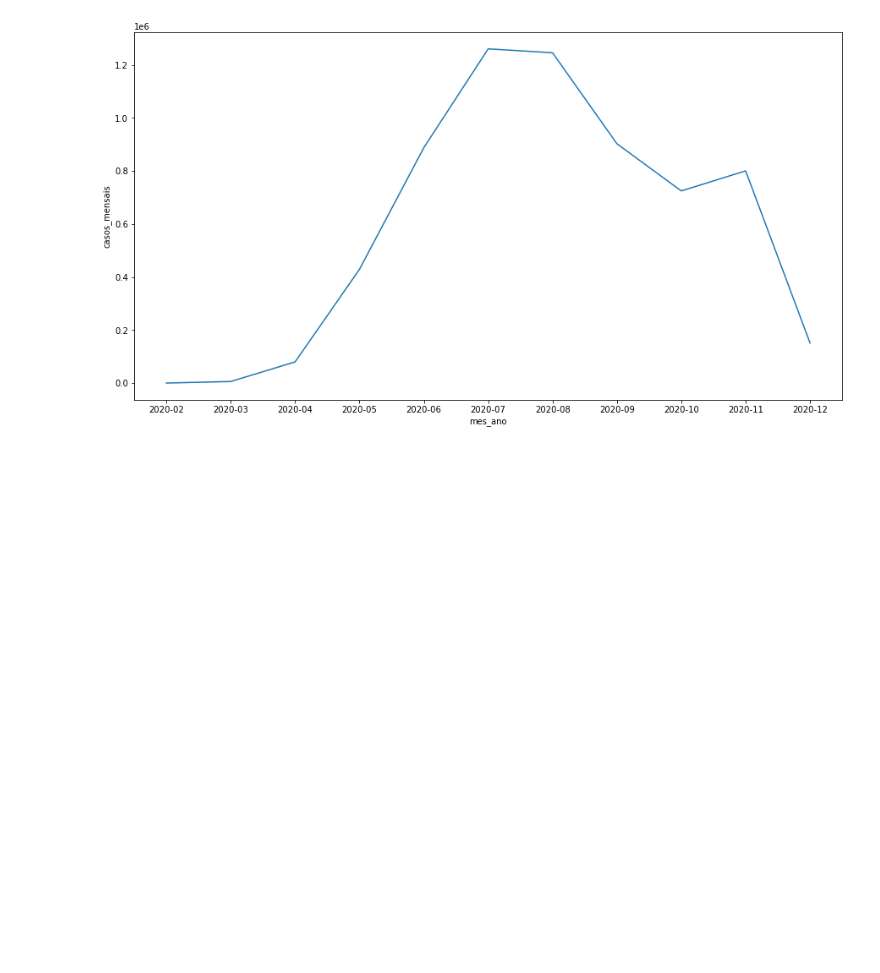
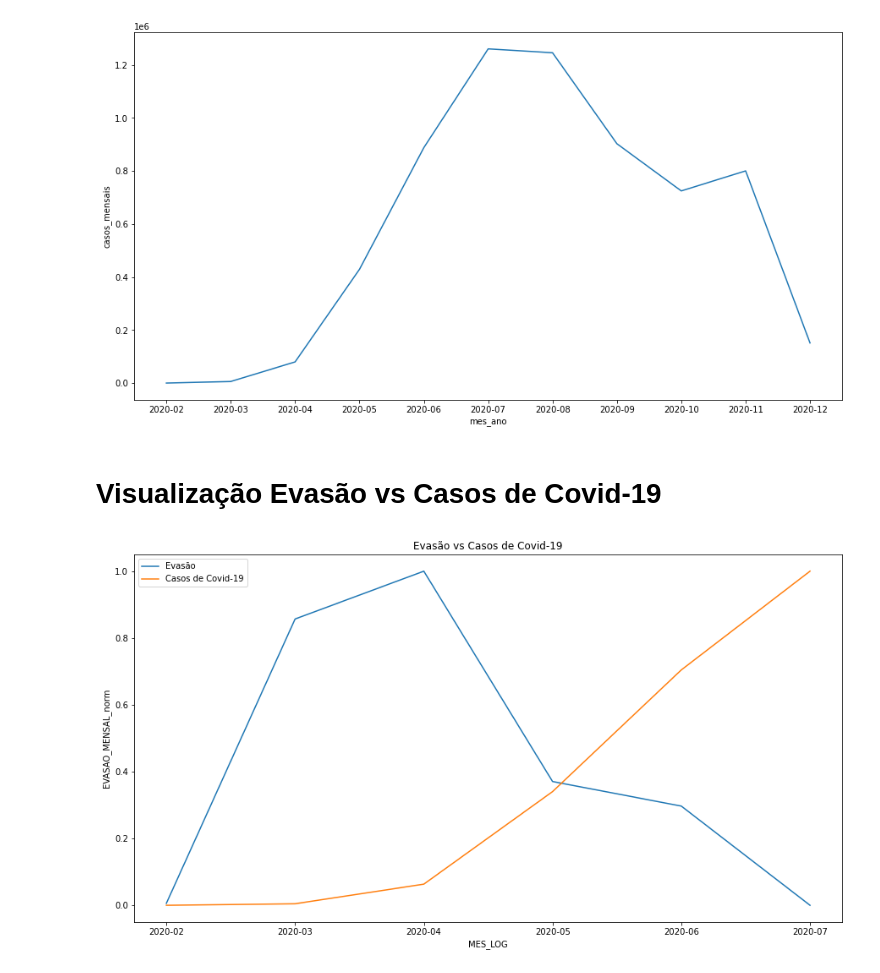
Before and after one commit to BrunoASNascimento/teste_kroton_covid_ds, a Jupyter notebook: kroton_covid_analysis.ipynb, the cells around one changed output. Cells and saved outputs as stored; diff of their text form; code cells hidden in the pictures; blank space fills up the shorter version.

```diff
--- a/kroton_covid_analysis.ipynb
+++ b/kroton_covid_analysis.ipynb
@@ -574,0 +603,17 @@ sns.lineplot(data=df_covid_cut_brasil_total_mensal, x="mes_ano", y="casos_mensai
+# %% [markdown]
+# Visualização Evasão vs Casos de Covid-19
+# %%
+# Filtrando dados
+df_evasao_mensal['EVASAO_MENSAL_norm'] = df_norm(df_evasao_mensal[['EVASAO_MENSAL']])
+df_covid_cut_brasil_total_mensal['casos_mensais_norm'] = df_norm(df_covid_cut_brasil_total_mensal[['casos_mensais']])
+df_covid_cut_brasil_total_mensal = df_covid_cut_brasil_total_mensal[df_covid_cut_brasil_total_mensal['mes_ano'] <= df_evasao_mensal['MES_LOG'].max()]
+
+#Plot dados
+fig, ax = plt.subplots(1, 1, figsize=(15, 8))
+sns.lineplot(data=df_evasao_mensal, x="MES_LOG", y="EVASAO_MENSAL_norm")
+sns.lineplot(data=df_covid_cut_brasil_total_mensal, x="mes_ano", y="casos_mensais_norm")
+ax.legend(['Evasão','Casos de Covid-19'])
+plt.title('Evasão vs Casos de Covid-19')
+plt.show()
+# %% [output]
+[figure, added]
```
Also changed, not shown: parts of 34 cells of this notebook.
